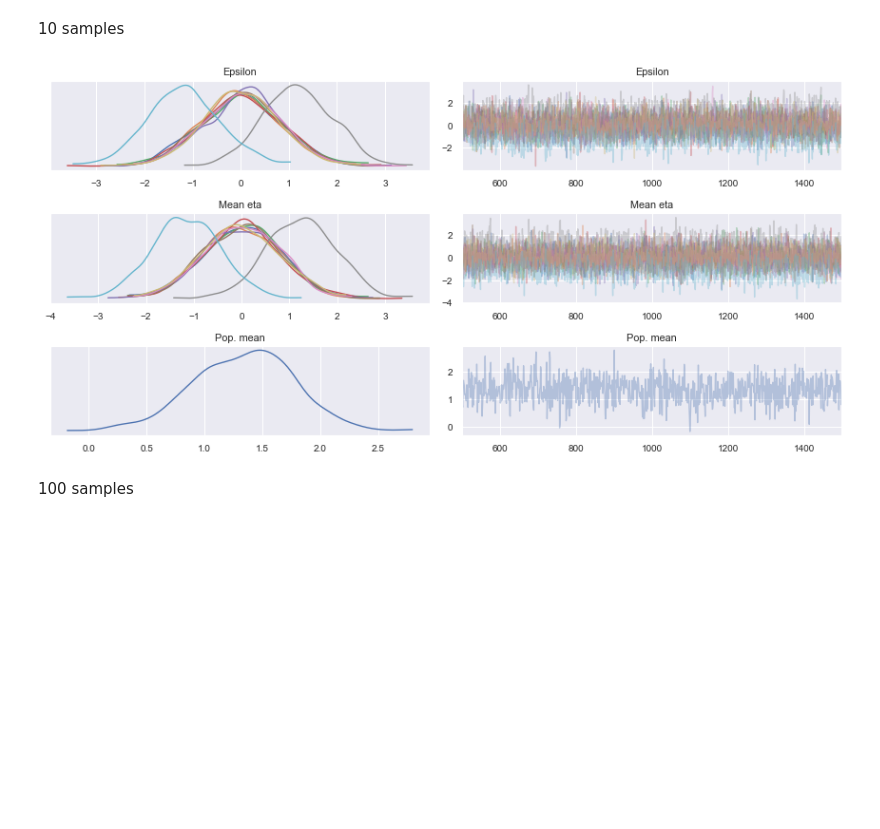
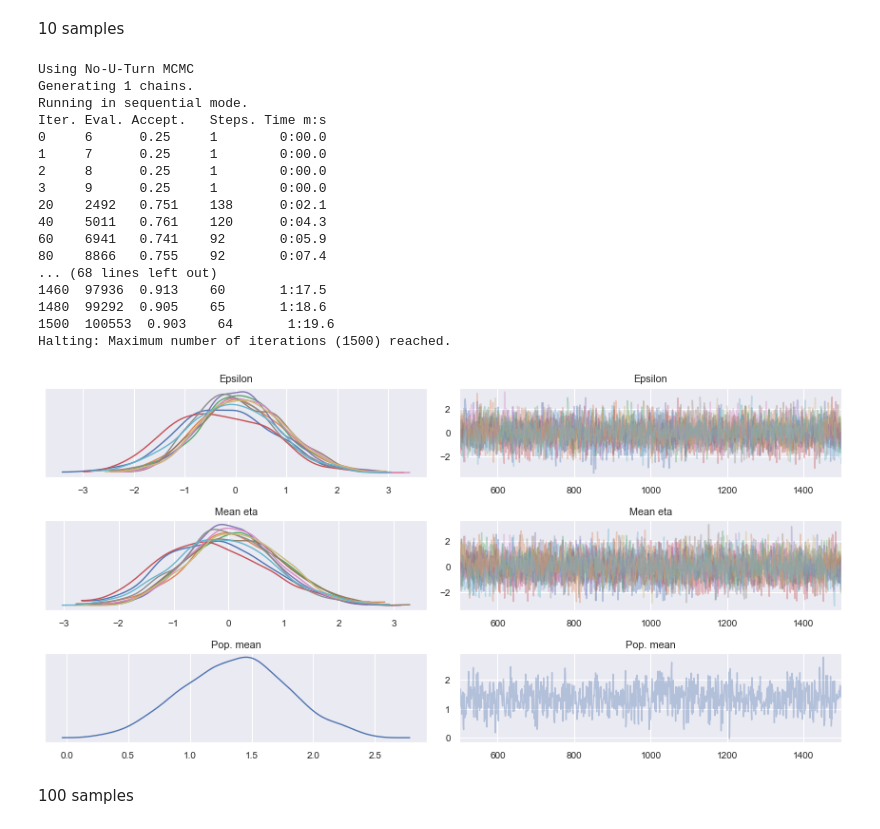
Before and after one commit to DavAug/filter-inference, a Jupyter notebook: results/toy_hierarchical_gaussian.ipynb, the cells around one changed output. Saved outputs shown, nothing was run; the diff lists cells and outputs as text; code cells hidden in the pictures; blank space fills up the shorter version.

```diff
--- a/results/toy_hierarchical_gaussian.ipynb
+++ b/results/toy_hierarchical_gaussian.ipynb
@@ -496,27 +706,44 @@ gaussian_filter_10000_posterior_samples.to_netcdf(
 # %%
 n_samples = 10
 log_likelihood = GaussianKDEFilterLogLikelihood(
     observations=data, n_samples=n_samples)
 log_prior = pints.ComposedLogPrior(*[
     pints.GaussianLogPrior(0, 1)] * 2 * n_samples + [
     pints.GaussianLogPrior(mean=0, sd=4)])
 log_posterior = chi.LogPosterior(log_likelihood, log_prior)
 
 controller = chi.SamplingController(log_posterior)
 controller.set_n_runs(1)
 controller.set_parallel_evaluation(False)
 controller.set_sampler(pints.NoUTurnMCMC)
 n_iterations = 1500
 gaussian_kde_filter_10_posterior_samples = controller.run(
-    n_iterations=n_iterations, log_to_screen=False)
+    n_iterations=n_iterations, log_to_screen=True)
 
 warmup=500
 az.plot_trace(
     gaussian_kde_filter_10_posterior_samples.sel(
         draw=slice(warmup, n_iterations)))
 plt.tight_layout()
 # %% [output]
+Using No-U-Turn MCMC
+Generating 1 chains.
+Running in sequential mode.
+Iter. Eval. Accept.   Steps. Time m:s
+0     6      0.25     1        0:00.0
+1     7      0.25     1        0:00.0
+2     8      0.25     1        0:00.0
+3     9      0.25     1        0:00.0
+20    2492   0.751    138      0:02.1
+40    5011   0.761    120      0:04.3
+60    6941   0.741    92       0:05.9
+80    8866   0.755    92       0:07.4
+... (68 lines left out)
+1460  97936  0.913    60       1:17.5
+1480  99292  0.905    65       1:18.6
+1500  100553  0.903    64       1:19.6
+Halting: Maximum number of iterations (1500) reached.
-[figure, old version]
+[figure, new version]
 # %% [markdown]
 100 samples
 # %%
```
Also changed, not shown: parts of 24 cells of this notebook, 1 other file.
